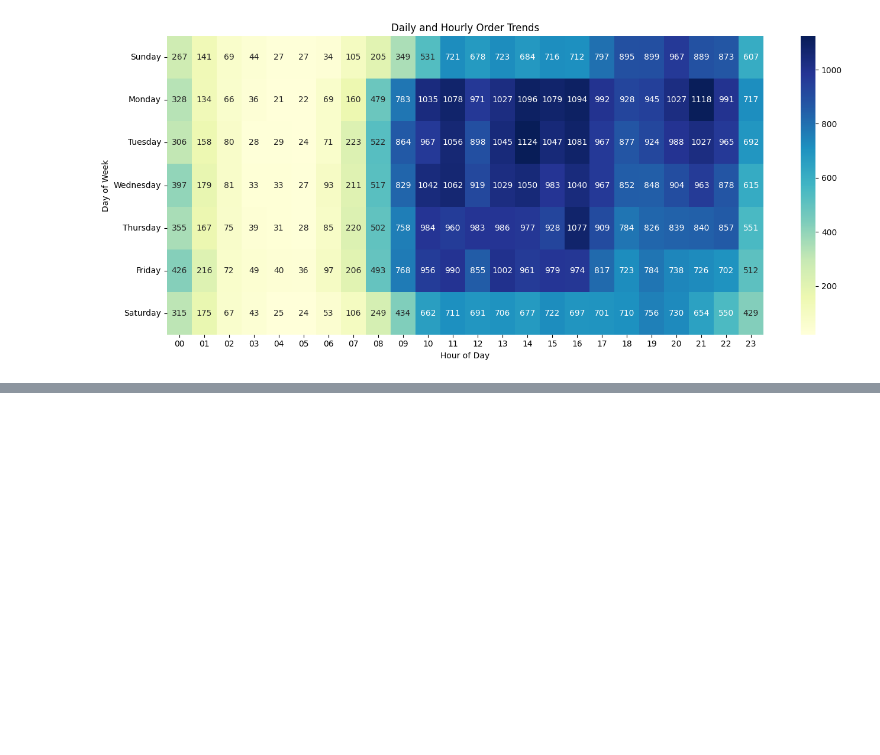
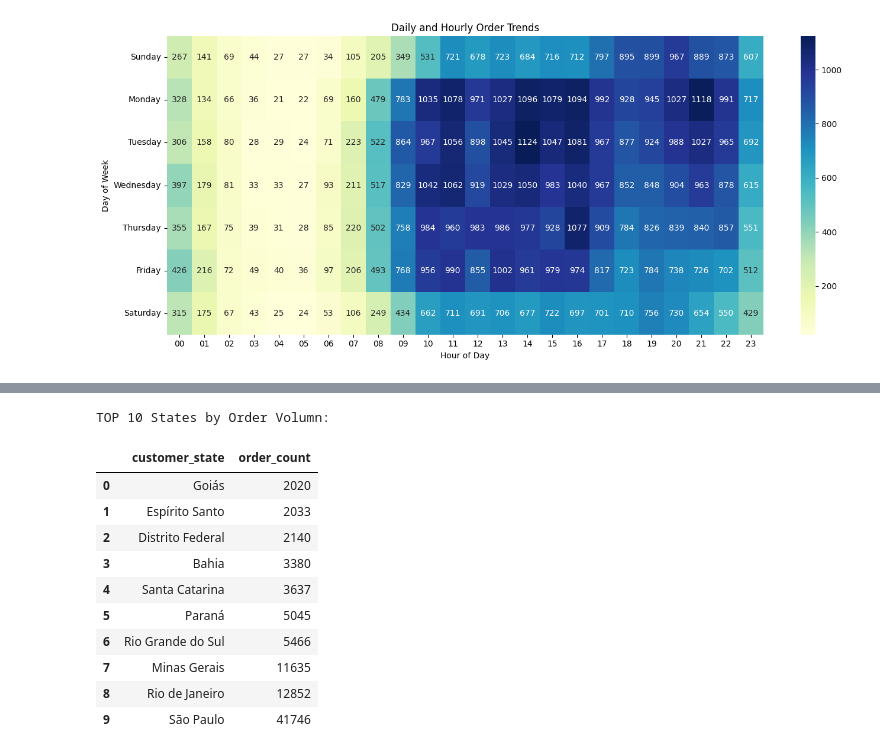
Before and after one commit to andy-nguyen-21/BrazilianE-Commerce, a Jupyter notebook: E_commerce_data_analyst.ipynb, the cells around one changed output, grey strips where cells are left out. Cells and saved outputs as stored; diff of their text form; code cells hidden in the pictures; blank space fills up the shorter version.

```diff
--- a/E_commerce_data_analyst.ipynb
+++ b/E_commerce_data_analyst.ipynb
@@ -256,0 +289,71 @@ Generating heatmap:
+# %%
+# Find TOP 10 States of Order Volumn:
+top_10_state_querry = """
+  SELECT *
+  FROM
+    (
+    SELECT
+      customer_state,
+      COUNT(*) AS order_count
+    FROM
+      orders
+      JOIN customers USING (customer_id)
+    GROUP BY
+      customer_state
+    ORDER BY
+      order_count DESC
+    LIMIT 10
+    )
+  ORDER BY
+    order_count
+"""
+top_10_state = pd.read_sql_query(top_10_state_querry, db_connection)
+
+# Transfer State abbreviations to State names for better readability:
+
+brazilian_state_names = {
+    'SP': 'São Paulo',
+    'RJ': 'Rio de Janeiro',
+    'MG': 'Minas Gerais',
+    'RS': 'Rio Grande do Sul',
+    'PR': 'Paraná',
+    'SC': 'Santa Catarina',
+    'BA': 'Bahia',
+    'DF': 'Distrito Federal',
+    'ES': 'Espírito Santo',
+    'GO': 'Goiás',
+    'PE': 'Pernambuco',
+    'CE': 'Ceará',
+    'PA': 'Pará',
+    'MT': 'Mato Grosso',
+    'MA': 'Maranhão',
+    'MS': 'Mato Grosso do Sul',
+    'PB': 'Paraíba',
+    'PI': 'Piauí',
+    'RN': 'Rio Grande do Norte',
+    'AL': 'Alagoas',
+    'SE': 'Sergipe',
+    'TO': 'Tocantins',
+    'RO': 'Rondônia',
+    'AM': 'Amazonas',
+    'AC': 'Acre',
+    'AP': 'Amapá',
+    'RR': 'Roraima'
+}
+
+top_10_state['customer_state'] = top_10_state['customer_state'].map(brazilian_state_names)
+print("TOP 10 States by Order Volumn:")
+top_10_state
+# %% [output]
+TOP 10 States by Order Volumn:
+|  | customer_state | order_count |
+| 0 | Goiás | 2020 |
+| 1 | Espírito Santo | 2033 |
+| 2 | Distrito Federal | 2140 |
+| 3 | Bahia | 3380 |
+| 4 | Santa Catarina | 3637 |
+| 5 | Paraná | 5045 |
+| 6 | Rio Grande do Sul | 5466 |
+| 7 | Minas Gerais | 11635 |
+| 8 | Rio de Janeiro | 12852 |
+| 9 | São Paulo | 41746 |
```
Also changed, not shown: parts of 12 cells of this notebook.
